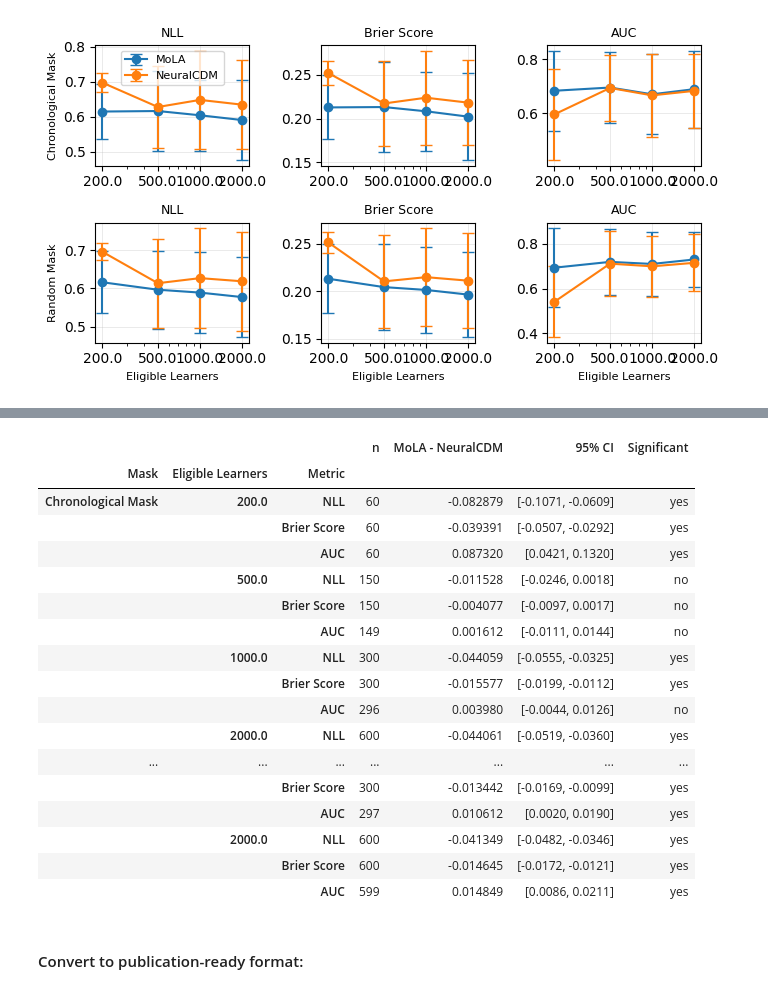
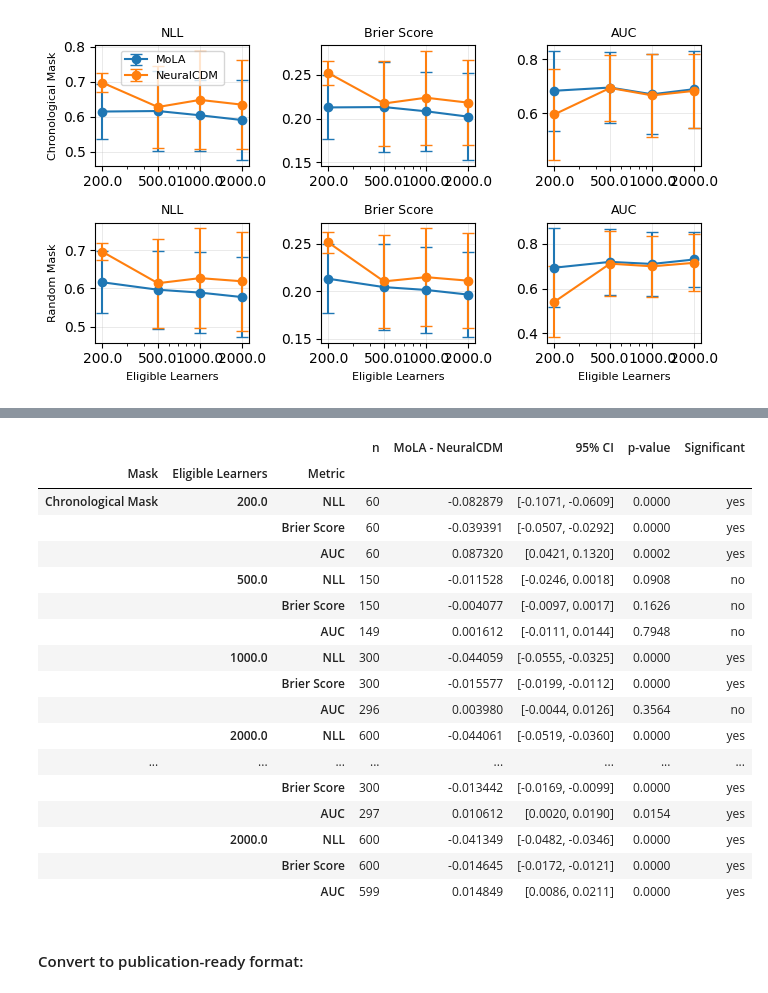
Before and after one commit to lentin26/mixture-of-latent-archetypes, a Jupyter notebook: notebooks/high-dim-experiment.ipynb, the cells around one changed output, grey strips where cells are left out. Saved outputs shown, nothing was run; the diff lists cells and outputs as text; code cells hidden in the pictures.

```diff
--- a/notebooks/high-dim-experiment.ipynb
+++ b/notebooks/high-dim-experiment.ipynb
@@ -516,14 +630,49 @@ does not:
 # %%
-from src.simulations.metrics import paired_bootstrap_diff
+from src.simulations.metrics import paired_bootstrap_diff, holm_bonferroni
 
-bootstrap_rows = []
+# Pass 1: compute every (mask, scale, metric) test exactly once, keyed by its
+# raw (non-display) identity, so pass 2 can look up p-values per family
+# without recomputing (paired_bootstrap_diff does 10,000 resamples each).
+raw_results = {}
 for mask in mask_order:
     for scale in SCALE_POINTS:
         sd = scale_results[(scale_results["mask"] == mask) & (scale_results["scale"] == scale)]
         for metric in result_metrics:
-            result = paired_bootstrap_diff(
+            raw_results[(mask, scale, metric)] = paired_bootstrap_diff(
                 sd[f"mola_{metric}"].to_numpy(), sd[f"neural_cdm_{metric}"].to_numpy(), n_boot=10_000, seed=0
             )
+
+# Pass 2: within each (mask, metric) family -- the 4 population sizes -- run
+# Holm-Bonferroni on the 4 p-values, in SCALE_POINTS order. holm_bonferroni
+# returns flags in the SAME order as its input, so the i-th flag maps to
+# SCALE_POINTS[i] in *this* family; scatter each flag back into a dict keyed
+# identically to raw_results so pass 3 can look it up per row.
+holm_flags = {}
+for mask in mask_order:
+    for metric in result_metrics:
+        family_p_values = [raw_results[(mask, scale, metric)]["p_value"] for scale in SCALE_POINTS]
+        assert len(family_p_values) == len(SCALE_POINTS)  # sanity: 4 tests per family
+        family_significant = holm_bonferroni(family_p_values, alpha=0.05)
+        for scale, sig in zip(SCALE_POINTS, family_significant):
+            holm_flags[(mask, scale, metric)] = sig
+
+# Sanity check: Holm-Bonferroni can only ever remove significance relative to
+# the naive per-test CI-exclusion result, never add it. If this ever fires,
+# something above is wrong.
+for key, sig in holm_flags.items():
+    if sig:
+        assert raw_results[key]["excludes_zero"], (
+            f"Holm-corrected significance at {key} without the naive CI excluding zero "
+            "-- Holm-Bonferroni should never add significance."
+        )
+
+# Pass 3: build the table rows in the original mask -> scale -> metric display
+# order, pulling stats from raw_results and the corrected flag from holm_flags.
+bootstrap_rows = []
+for mask in mask_order:
+    for scale in SCALE_POINTS:
+        for metric in result_metrics:
+            result = raw_results[(mask, scale, metric)]
             bootstrap_rows.append({
                 "Mask": mask_labels[mask],
                 "Eligible Learners": scale_to_eligible[scale],
@@ -531,14 +680,18 @@ for mask in mask_order:
                 "n": result["n"],
                 "MoLA - NeuralCDM": result["point_diff"],
                 "95% CI": f"[{result['ci_lo']:.4f}, {result['ci_hi']:.4f}]",
-                "Significant": "yes" if result["excludes_zero"] else "no",
+                "p-value": result["p_value"],
+                "Significant": "yes" if holm_flags[(mask, scale, metric)] else "no",
             })
 
 bootstrap_df = pd.DataFrame(bootstrap_rows).set_index(["Mask", "Eligible Learners", "Metric"])
+assert len(bootstrap_df) == 24
 print(bootstrap_df.to_latex(
     float_format="%.4f",
     caption="Paired bootstrap (10{,}000 resamples) 95\\% CIs for MoLA $-$ NeuralCDM at each "
-            "population size. ``Significant'' marks CIs that exclude zero.",
+            "population size, mask, and metric. \\texttt{Significant} marks comparisons surviving "
+            "Holm-Bonferroni correction within each mask $\\times$ metric family (the 4 population "
+            "sizes tested under that mask and metric, $\\alpha=0.05$).",
     label="tab:scale_paired_bootstrap",
 ))
 bootstrap_df
@@ -560,24 +713,24 @@ Mask & Eligible Learners & Metric &  &  &  &  \\
 \bottomrule
 \end{tabular}
 \end{table}
-|  |  |  | n | MoLA - NeuralCDM | 95% CI | Significant |
-| Mask | Eligible Learners | Metric |  |  |  |  |
-| Chronological Mask | 200.0 | NLL | 60 | -0.082879 | [-0.1071, -0.0609] | yes |
-|  |  | Brier Score | 60 | -0.039391 | [-0.0507, -0.0292] | yes |
-|  |  | AUC | 60 | 0.087320 | [0.0421, 0.1320] | yes |
-|  | 500.0 | NLL | 150 | -0.011528 | [-0.0246, 0.0018] | no |
-|  |  | Brier Score | 150 | -0.004077 | [-0.0097, 0.0017] | no |
-|  |  | AUC | 149 | 0.001612 | [-0.0111, 0.0144] | no |
-|  | 1000.0 | NLL | 300 | -0.044059 | [-0.0555, -0.0325] | yes |
-|  |  | Brier Score | 300 | -0.015577 | [-0.0199, -0.0112] | yes |
-|  |  | AUC | 296 | 0.003980 | [-0.0044, 0.0126] | no |
-|  | 2000.0 | NLL | 600 | -0.044061 | [-0.0519, -0.0360] | yes |
-| ... | ... | ... | ... | ... | ... | ... |
-|  |  | Brier Score | 300 | -0.013442 | [-0.0169, -0.0099] | yes |
-|  |  | AUC | 297 | 0.010612 | [0.0020, 0.0190] | yes |
-|  | 2000.0 | NLL | 600 | -0.041349 | [-0.0482, -0.0346] | yes |
-|  |  | Brier Score | 600 | -0.014645 | [-0.0172, -0.0121] | yes |
-|  |  | AUC | 599 | 0.014849 | [0.0086, 0.0211] | yes |
+|  |  |  | n | MoLA - NeuralCDM | 95% CI | p-value | Significant |
+| Mask | Eligible Learners | Metric |  |  |  |  |  |
+| Chronological Mask | 200.0 | NLL | 60 | -0.082879 | [-0.1071, -0.0609] | 0.0000 | yes |
+|  |  | Brier Score | 60 | -0.039391 | [-0.0507, -0.0292] | 0.0000 | yes |
+|  |  | AUC | 60 | 0.087320 | [0.0421, 0.1320] | 0.0002 | yes |
+|  | 500.0 | NLL | 150 | -0.011528 | [-0.0246, 0.0018] | 0.0908 | no |
+|  |  | Brier Score | 150 | -0.004077 | [-0.0097, 0.0017] | 0.1626 | no |
+|  |  | AUC | 149 | 0.001612 | [-0.0111, 0.0144] | 0.7948 | no |
+|  | 1000.0 | NLL | 300 | -0.044059 | [-0.0555, -0.0325] | 0.0000 | yes |
+|  |  | Brier Score | 300 | -0.015577 | [-0.0199, -0.0112] | 0.0000 | yes |
+|  |  | AUC | 296 | 0.003980 | [-0.0044, 0.0126] | 0.3564 | no |
+|  | 2000.0 | NLL | 600 | -0.044061 | [-0.0519, -0.0360] | 0.0000 | yes |
+| ... | ... | ... | ... | ... | ... | ... | ... |
+|  |  | Brier Score | 300 | -0.013442 | [-0.0169, -0.0099] | 0.0000 | yes |
+|  |  | AUC | 297 | 0.010612 | [0.0020, 0.0190] | 0.0154 | yes |
+|  | 2000.0 | NLL | 600 | -0.041349 | [-0.0482, -0.0346] | 0.0000 | yes |
+|  |  | Brier Score | 600 | -0.014645 | [-0.0172, -0.0121] | 0.0000 | yes |
+|  |  | AUC | 599 | 0.014849 | [0.0086, 0.0211] | 0.0000 | yes |
 # %% [markdown]
 #### Convert to publication-ready format:
 # %%
```
Also changed, not shown: parts of 6 cells of this notebook, 2 other files.
